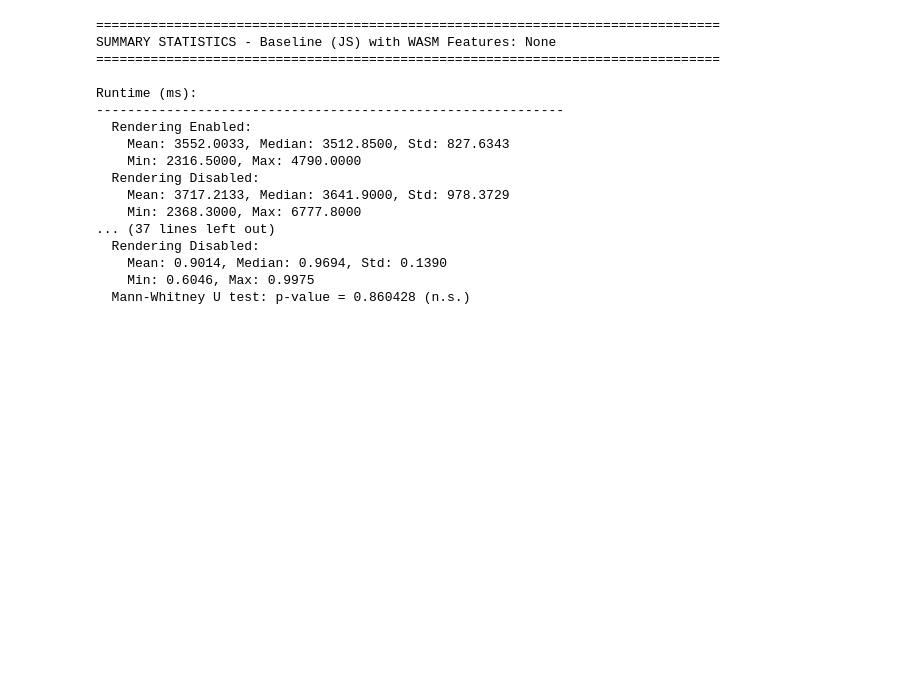
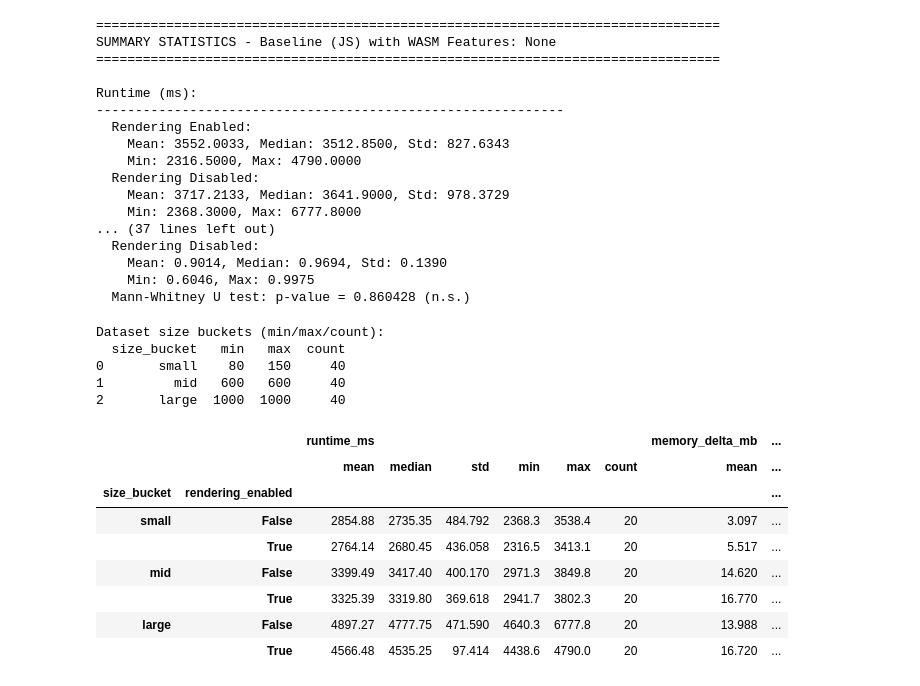
Before and after one commit to elarsaks/umap-bench, a Jupyter notebook: bench/analysis/new_analysis.ipynb, the cells around one changed output. Cells and saved outputs as stored; diff of their text form; code cells hidden in the pictures; blank space fills up the shorter version.

```diff
--- a/bench/analysis/new_analysis.ipynb
+++ b/bench/analysis/new_analysis.ipynb
@@ -278,3 +278,64 @@ Runtime (ms):
     Mean: 0.9014, Median: 0.9694, Std: 0.1390
     Min: 0.6046, Max: 0.9975
   Mann-Whitney U test: p-value = 0.860428 (n.s.)
+# %%
+# Summary table of UI metrics by dataset size (small / mid / large)
+# Uses the same baseline subset and metrics chosen above.
+
+if 'metrics_to_plot' not in globals():
+    # Fallback if the previous cell wasn't run yet
+    candidate_metrics = [
+        ('runtime_ms', 'Runtime (ms)'),
+        ('memory_delta_mb', 'Memory Delta (MB)'),
+        ('fps_avg', 'Average FPS'),
+        ('responsiveness_ms', 'Responsiveness (ms)'),
+        ('trustworthiness', 'Trustworthiness')
+    ]
+    metrics_to_plot = []
+    for col_name, label in candidate_metrics:
+        if col_name in df_clean.columns and df_clean[col_name].dropna().shape[0] > 0:
+            metrics_to_plot.append((col_name, label))
+
+# Ensure we operate on baseline (JS)
+if 'df_baseline' not in globals():
+    df_baseline = df_clean[df_clean['feature'] == 'none'].copy()
+
+metric_cols = [m[0] for m in metrics_to_plot]
+
+# Create size buckets
+labels = ['small', 'mid', 'large']
+try:
+    df_baseline['size_bucket'] = pd.qcut(df_baseline['dataset_size'], q=[0, 1/3, 2/3, 1], labels=labels)
+except Exception:
+    # Fallback to equal-width bins if qcut fails (e.g., many ties)
+    df_baseline['size_bucket'] = pd.cut(df_baseline['dataset_size'], bins=3, labels=labels)
+
+# Show thresholds for transparency
+size_bounds = df_baseline.groupby('size_bucket')['dataset_size'].agg(['min','max','count']).reset_index()
+print("Dataset size buckets (min/max/count):")
+print(size_bounds)
+
+# Aggregate metrics by size bucket and rendering enabled
+summary = (
+    df_baseline
+    .groupby(['size_bucket', 'rendering_enabled'])[metric_cols]
+    .agg(['mean', 'median', 'std', 'min', 'max', 'count'])
+    .round(3)
+)
+
+display(summary)
+# %% [output]
+Dataset size buckets (min/max/count):
+  size_bucket   min   max  count
+0       small    80   150     40
+1         mid   600   600     40
+2       large  1000  1000     40
+|  |  | runtime_ms |  |  |  |  |  | memory_delta_mb | ... |
+|  |  | mean | median | std | min | max | count | mean | ... |
+| size_bucket | rendering_enabled |  |  |  |  |  |  |  | ... |
+| small | False | 2854.88 | 2735.35 | 484.792 | 2368.3 | 3538.4 | 20 | 3.097 | ... |
+|  | True | 2764.14 | 2680.45 | 436.058 | 2316.5 | 3413.1 | 20 | 5.517 | ... |
+| mid | False | 3399.49 | 3417.40 | 400.170 | 2971.3 | 3849.8 | 20 | 14.620 | ... |
+|  | True | 3325.39 | 3319.80 | 369.618 | 2941.7 | 3802.3 | 20 | 16.770 | ... |
+| large | False | 4897.27 | 4777.75 | 471.590 | 4640.3 | 6777.8 | 20 | 13.988 | ... |
+|  | True | 4566.48 | 4535.25 | 97.414 | 4438.6 | 4790.0 | 20 | 16.720 | ... |
```
Also changed, not shown: parts of 1 cell of this notebook, 1 other file.
